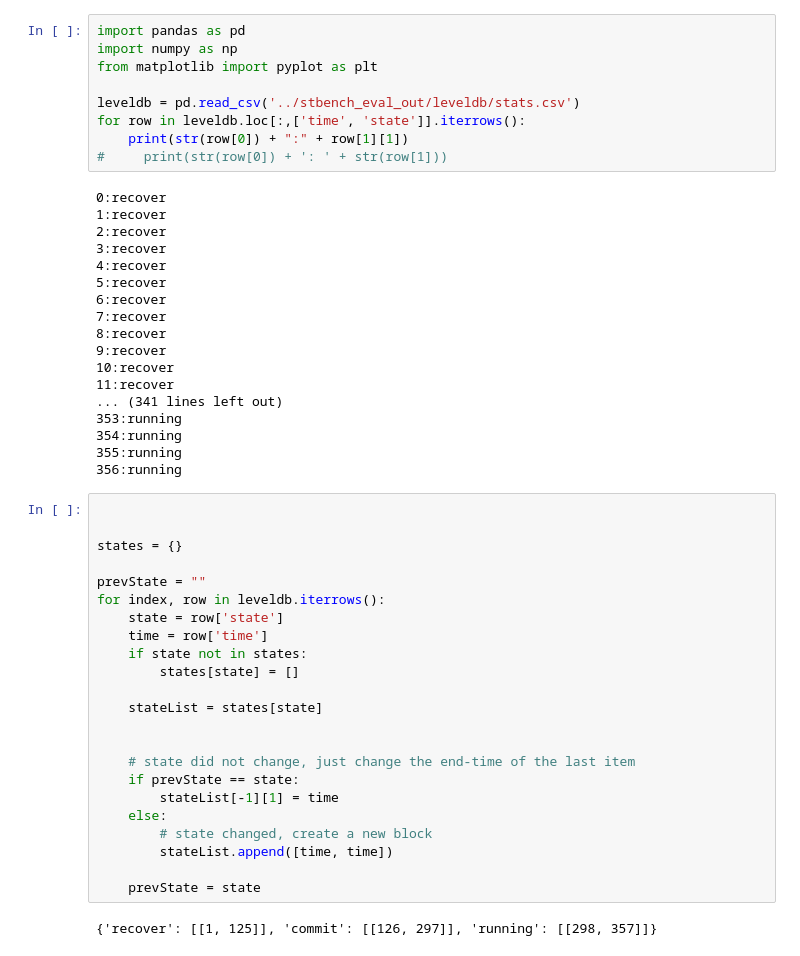
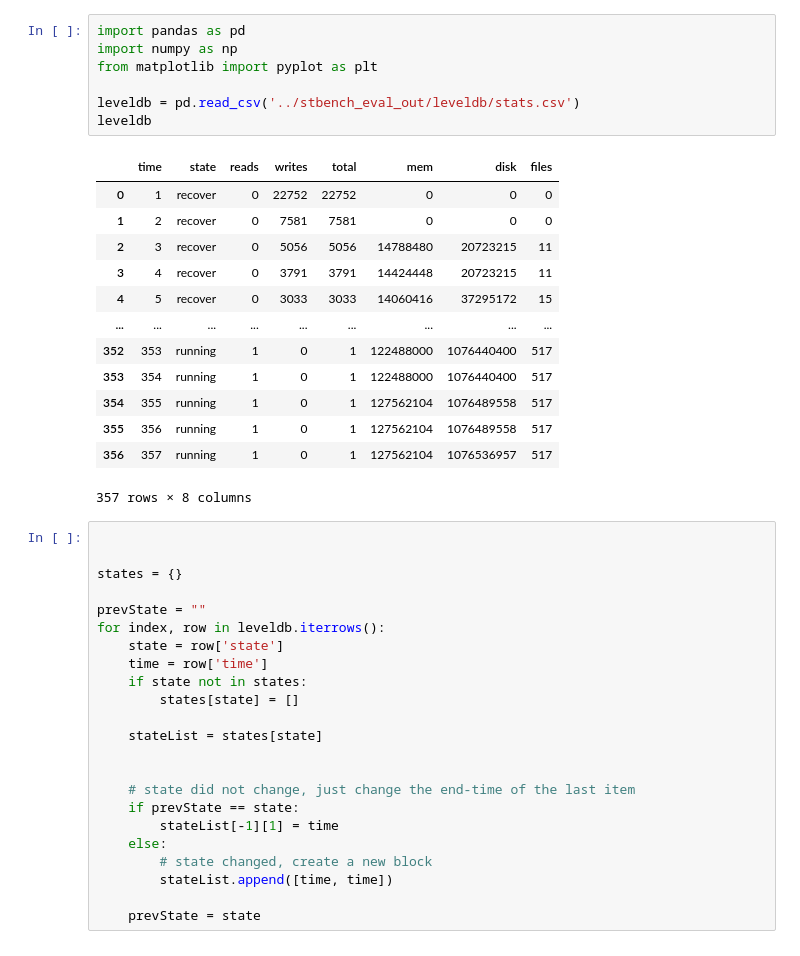
Before and after one commit to lovoo/goka-tools, a Jupyter notebook: evaluation/evaluate.ipynb, the cells around one changed output. Drawn from its saved outputs; the diff is of its cells as text.

```diff
--- a/evaluation/evaluate.ipynb
+++ b/evaluation/evaluate.ipynb
@@ -1,30 +1,24 @@
 # %%
 import pandas as pd
 import numpy as np
 from matplotlib import pyplot as plt
 
 leveldb = pd.read_csv('../stbench_eval_out/leveldb/stats.csv')
-for row in leveldb.loc[:,['time', 'state']].iterrows():
-    print(str(row[0]) + ":" + row[1][1])
-#     print(str(row[0]) + ': ' + str(row[1]))
+leveldb
 # %% [output]
+|  | time | state | reads | writes | total | mem | disk | files |
+| 0 | 1 | recover | 0 | 22752 | 22752 | 0 | 0 | 0 |
+| 1 | 2 | recover | 0 | 7581 | 7581 | 0 | 0 | 0 |
+| 2 | 3 | recover | 0 | 5056 | 5056 | 14788480 | 20723215 | 11 |
+| 3 | 4 | recover | 0 | 3791 | 3791 | 14424448 | 20723215 | 11 |
+| 4 | 5 | recover | 0 | 3033 | 3033 | 14060416 | 37295172 | 15 |
+| ... | ... | ... | ... | ... | ... | ... | ... | ... |
+| 352 | 353 | running | 1 | 0 | 1 | 122488000 | 1076440400 | 517 |
+| 353 | 354 | running | 1 | 0 | 1 | 122488000 | 1076440400 | 517 |
+| 354 | 355 | running | 1 | 0 | 1 | 127562104 | 1076489558 | 517 |
+| 355 | 356 | running | 1 | 0 | 1 | 127562104 | 1076489558 | 517 |
+| 356 | 357 | running | 1 | 0 | 1 | 127562104 | 1076536957 | 517 |
-0:recover
-1:recover
-2:recover
-3:recover
-4:recover
-5:recover
-6:recover
-7:recover
-8:recover
-9:recover
-10:recover
-11:recover
-... (341 lines left out)
-353:running
-354:running
-355:running
-356:running
+357 rows × 8 columns
 # %%
 
 
@@ -48,8 +42,6 @@ for index, row in leveldb.iterrows():
         stateList.append([time, time])
 
     prevState = state
-# %% [output]
-{'recover': [[1, 125]], 'commit': [[126, 297]], 'running': [[298, 357]]}
 # %%
 fig, (ax, diskAx, stateAx) = plt.subplots(3, figsize=(10,12),  gridspec_kw={'height_ratios': [20,4,2]})
 memAx = ax.twinx()
```
Also changed, not shown: parts of 1 cell of this notebook, 2 other files.
